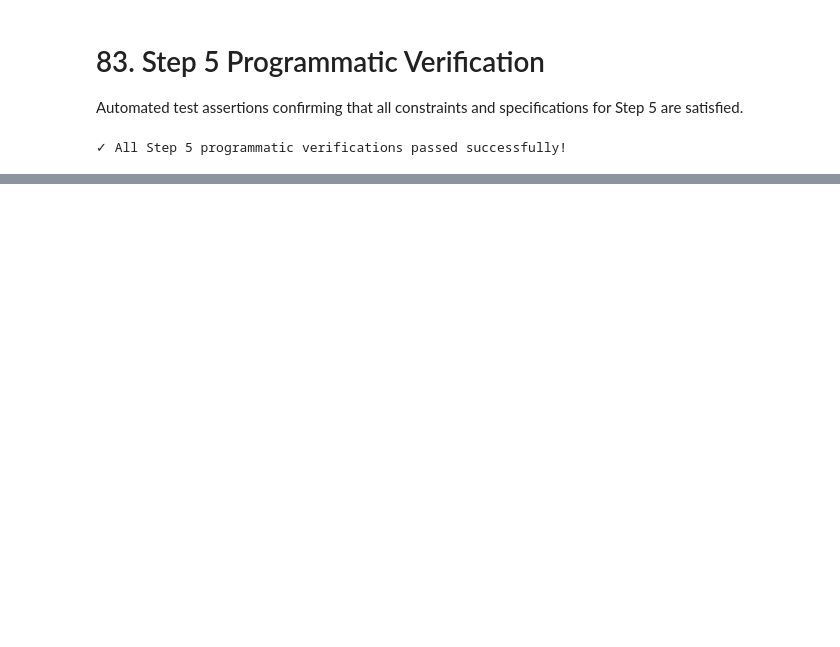
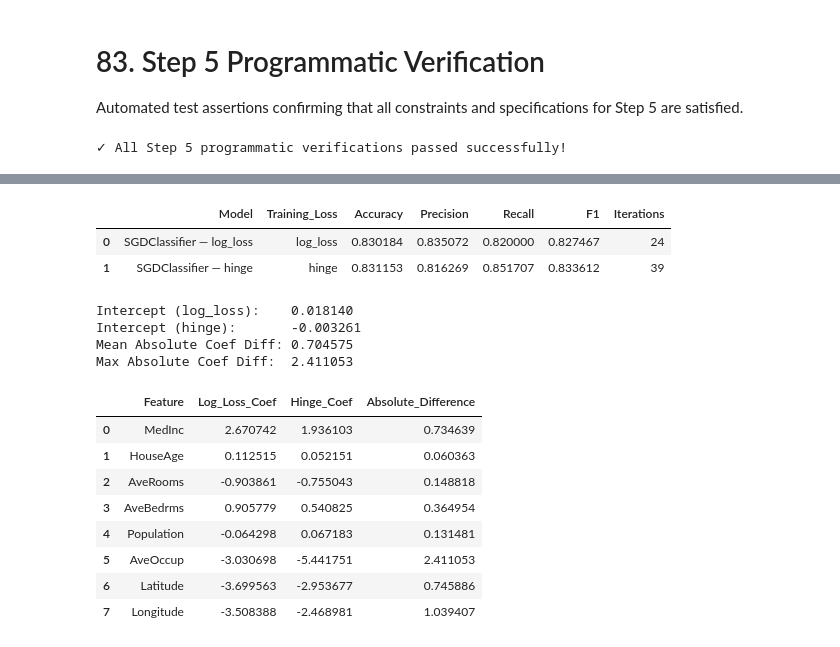
Before and after one commit to abed-dvp/california-housing-training-optimization, a Jupyter notebook: notebook.ipynb, the cells around one changed output, grey strips where cells are left out. Saved outputs shown, nothing was run; the diff lists cells and outputs as text; code cells hidden in the pictures; blank space fills up the shorter version.

```diff
--- a/notebook.ipynb
+++ b/notebook.ipynb
@@ -2429,0 +2796,65 @@ print("\u2713 All Step 5 programmatic verifications passed successfully!")
+# %%
+hinge_preds = hinge_classifier.predict(X_all_test_scaled)
+
+acc_hinge = float(accuracy_score(y_class_test, hinge_preds))
+prec_hinge = float(precision_score(y_class_test, hinge_preds))
+rec_hinge = float(recall_score(y_class_test, hinge_preds))
+f1_hinge = float(f1_score(y_class_test, hinge_preds))
+
+class_comparison_df = pd.DataFrame([
+    {
+        "Model": "SGDClassifier — log_loss",
+        "Training_Loss": "log_loss",
+        "Accuracy": acc_log,
+        "Precision": prec_log,
+        "Recall": rec_log,
+        "F1": f1_log,
+        "Iterations": int(log_classifier.n_iter_)
+    },
+    {
+        "Model": "SGDClassifier — hinge",
+        "Training_Loss": "hinge",
+        "Accuracy": acc_hinge,
+        "Precision": prec_hinge,
+        "Recall": rec_hinge,
+        "F1": f1_hinge,
+        "Iterations": int(hinge_classifier.n_iter_)
+    }
+])
+
+class_comparison_df
+# %% [output]
+|  | Model | Training_Loss | Accuracy | Precision | Recall | F1 | Iterations |
+| 0 | SGDClassifier — log_loss | log_loss | 0.830184 | 0.835072 | 0.820000 | 0.827467 | 24 |
+| 1 | SGDClassifier — hinge | hinge | 0.831153 | 0.816269 | 0.851707 | 0.833612 | 39 |
+# %%
+class_coef_diffs = np.abs(log_classifier.coef_ - hinge_classifier.coef_)[0]
+mean_class_coef_diff = float(np.mean(class_coef_diffs))
+max_class_coef_diff = float(np.max(class_coef_diffs))
+
+class_param_comp_df = pd.DataFrame({
+    "Feature": X_all_train.columns,
+    "Log_Loss_Coef": log_classifier.coef_[0],
+    "Hinge_Coef": hinge_classifier.coef_[0],
+    "Absolute_Difference": class_coef_diffs
+})
+
+print(f"Intercept (log_loss):    {log_classifier.intercept_[0]:.6f}")
+print(f"Intercept (hinge):       {hinge_classifier.intercept_[0]:.6f}")
+print(f"Mean Absolute Coef Diff: {mean_class_coef_diff:.6f}")
+print(f"Max Absolute Coef Diff:  {max_class_coef_diff:.6f}")
+class_param_comp_df
+# %% [output]
+Intercept (log_loss):    0.018140
+Intercept (hinge):       -0.003261
+Mean Absolute Coef Diff: 0.704575
+Max Absolute Coef Diff:  2.411053
+|  | Feature | Log_Loss_Coef | Hinge_Coef | Absolute_Difference |
+| 0 | MedInc | 2.670742 | 1.936103 | 0.734639 |
+| 1 | HouseAge | 0.112515 | 0.052151 | 0.060363 |
+| 2 | AveRooms | -0.903861 | -0.755043 | 0.148818 |
+| 3 | AveBedrms | 0.905779 | 0.540825 | 0.364954 |
+| 4 | Population | -0.064298 | 0.067183 | 0.131481 |
+| 5 | AveOccup | -3.030698 | -5.441751 | 2.411053 |
+| 6 | Latitude | -3.699563 | -2.953677 | 0.745886 |
+| 7 | Longitude | -3.508388 | -2.468981 | 1.039407 |
```
Also changed, not shown: parts of 36 cells of this notebook, 1 other file.
